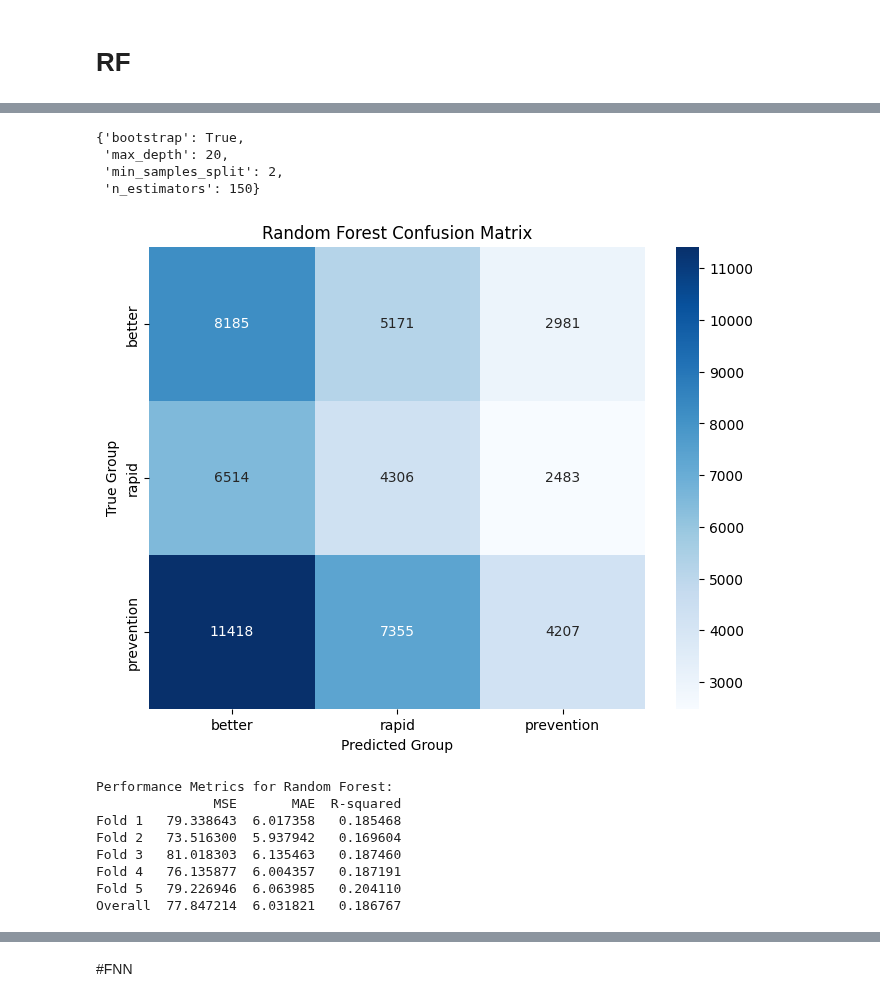
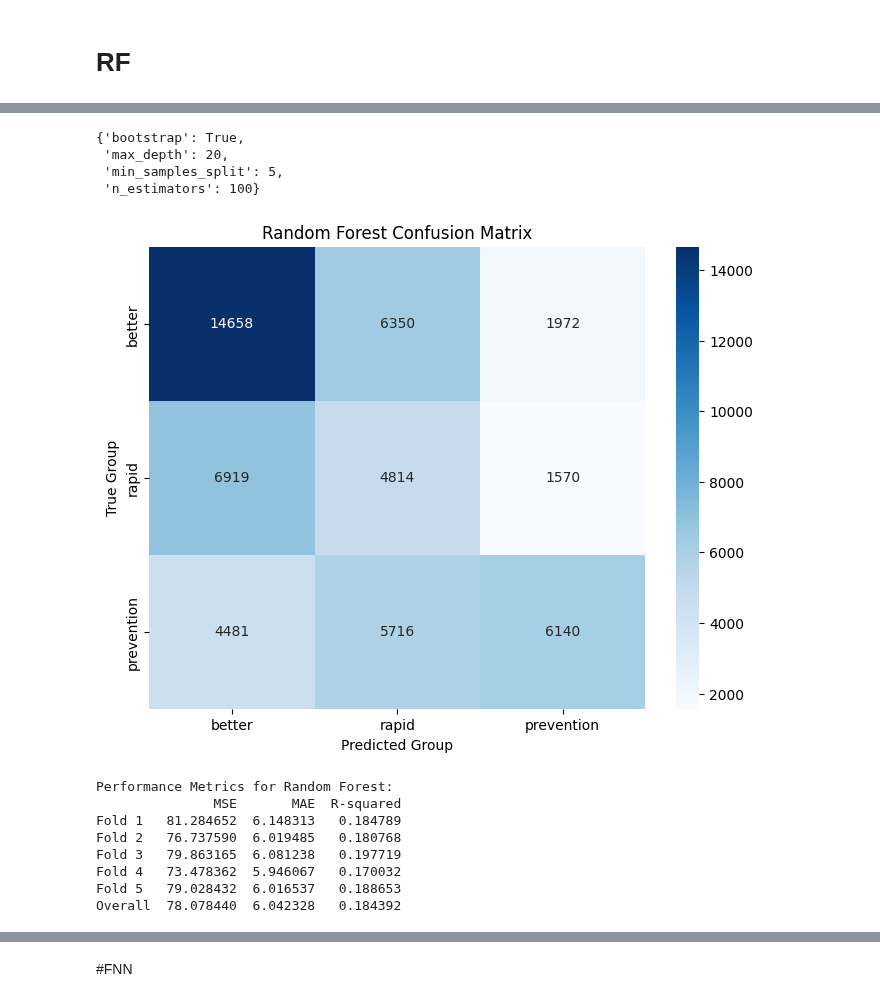
Before and after one commit to nxxk23/PROJECT, a Jupyter notebook: RegressionMapClass.ipynb, the cells around one changed output, grey strips where cells are left out. Cells and saved outputs as stored; diff of their text form; code cells hidden in the pictures.

```diff
--- a/RegressionMapClass.ipynb
+++ b/RegressionMapClass.ipynb
@@ -222,7 +231,7 @@ plt.show()
 # %% [output]
 [figure]
 # %%
-def map_to_group(slope):
+def categorize_slope(slope):
     if slope < -5:
         return 'rapid'
     elif -5 <= slope <= -0.75:
@@ -343,17 +387,14 @@ Comparison of Predicted and True Values with Predicted Groups:
 # %%
-rf_best_params = rf_slopes_binary3[1]['best_params']
+rf_best_params = rf_slopes_binary3[0]['best_params']
 rf_best_params
 # %% [output]
 {'bootstrap': True,
  'max_depth': 20,
- 'min_samples_split': 2,
- 'n_estimators': 150}
+ 'min_samples_split': 5,
+ 'n_estimators': 100}
 # %%
 from sklearn.ensemble import RandomForestRegressor
 # %%
-from sklearn.ensemble import RandomForestRegressor
-
-# Create a DataFrame to store the evaluation metrics
 performance_rf = pd.DataFrame(columns=['MSE', 'MAE', 'R-squared'])
 comparison_rf = pd.DataFrame(columns=['Fold', 'True', 'Predicted'])
 
@@ -380,51 +421,44 @@ for fold, (X_train_scaled_fold, y_train_fold, X_test_scaled_fold, y_test_fold) i
     r2 = r2_score(y_test_fold, rf_y_pred)
 
     # Append scores to the DataFrame
     performance_rf.loc[f'Fold {fold + 1}'] = [mse, mae, r2]
 
 # Calculate mean scores across all folds
 bi3_mean_mse_rf = performance_rf['MSE'].mean()
 bi3_mean_mae_rf = performance_rf['MAE'].mean()
 bi3_mean_r2_rf = performance_rf['R-squared'].mean()
 
 # Add a row for overall mean scores
 performance_rf.loc['Overall'] = [bi3_mean_mse_rf, bi3_mean_mae_rf, bi3_mean_r2_rf]
 
 # Create a new column in comparison_rf for true groups
-comparison_rf['Group_true'] = bi3.loc[comparison_rf['True'].index, 'Group']
+comparison_rf['Group_true'] = comparison_rf['True'].apply(categorize_slope)
 
 # Create a new column for predicted groups
-comparison_rf['Group_predicted'] = comparison_rf['Predicted'].apply(map_to_group)
-
-# Replace values in the 'Group_true' column based on custom labels
-comparison_rf['Group_true'] = comparison_rf['Group_true'].map({0: 'better', 1: 'rapid', 2: 'prevention'})
+comparison_rf['Group_predicted'] = comparison_rf['Predicted'].apply(categorize_slope)
 
 # Calculate confusion matrix for Random Forest
 conf_matrix_rf = confusion_matrix(comparison_rf['Group_true'], comparison_rf['Group_predicted'])
 
 # Plot confusion matrix for Random Forest
 plt.figure(figsize=(8, 6))
 sns.heatmap(conf_matrix_rf, annot=True, fmt="d", cmap="Blues",
             xticklabels=['better', 'rapid', 'prevention'],
             yticklabels=['better', 'rapid', 'prevention'])
 plt.xlabel('Predicted Group')
 plt.ylabel('True Group')
 plt.title('Random Forest Confusion Matrix')
 plt.show()
-
-# Print the performance metrics DataFrame for Random Forest
-print("\nPerformance Metrics for Random Forest:")
-print(performance_rf)
 # %% [output]
-[figure, old version]
+[figure, new version]
 Performance Metrics for Random Forest:
                MSE       MAE  R-squared
-Fold 1   79.338643  6.017358   0.185468
-Fold 2   73.516300  5.937942   0.169604
-Fold 3   81.018303  6.135463   0.187460
-Fold 4   76.135877  6.004357   0.187191
-Fold 5   79.226946  6.063985   0.204110
-Overall  77.847214  6.031821   0.186767
+Fold 1   81.284652  6.148313   0.184789
+Fold 2   76.737590  6.019485   0.180768
+Fold 3   79.863165  6.081238   0.197719
+Fold 4   73.478362  5.946067   0.170032
+Fold 5   79.028432  6.016537   0.188653
+Overall  78.078440  6.042328   0.184392
 # %%
 print("\nPerformance Metrics for Random Forest:")
 performance_rf
```
Also changed, not shown: parts of 19 cells of this notebook.
